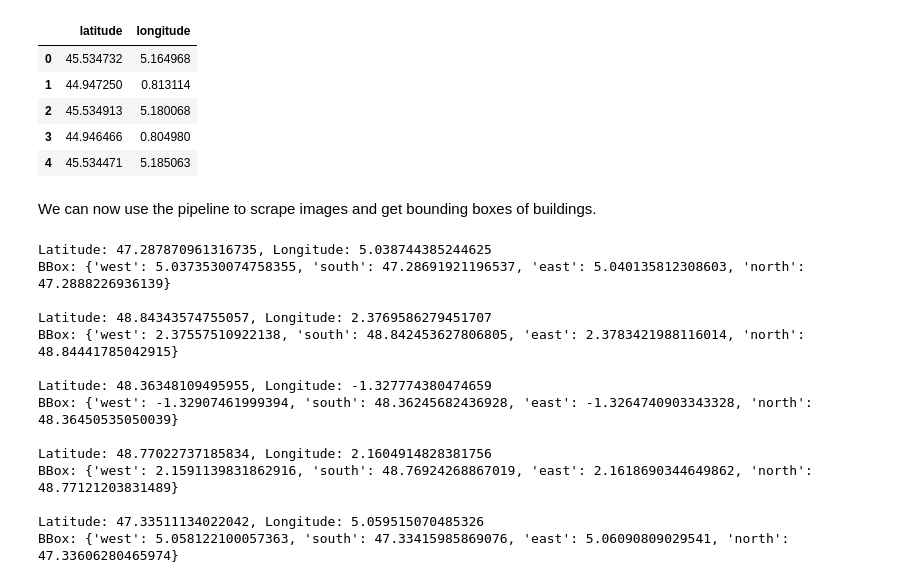
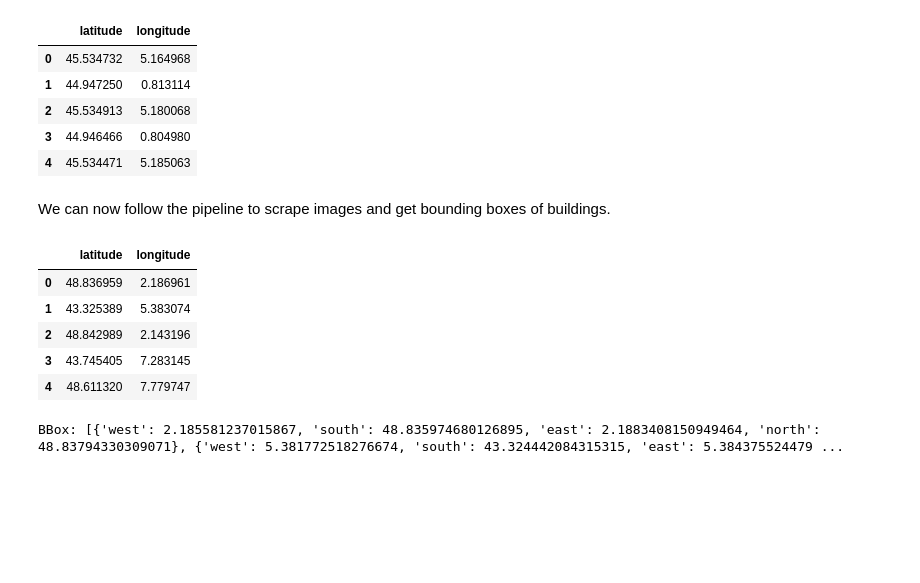
Before and after one commit to OlivierBOROT/SISE_satelitar_identifier, a Jupyter notebook: notebooks/Pipeline.ipynb, the cells around one changed output. Cells and saved outputs as stored; diff of their text form; code cells hidden in the pictures; blank space fills up the shorter version.

```diff
--- a/notebooks/Pipeline.ipynb
+++ b/notebooks/Pipeline.ipynb
@@ -167,12 +178,24 @@ all_coords_df.head()
 | 3 | 44.946466 | 0.804980 |
 | 4 | 45.534471 | 5.185063 |
 # %% [markdown]
-We can now use the pipeline to scrape images and get bounding boxes of buildings.
+We can now follow the pipeline to scrape images and get bounding boxes of buildings.
+# %%
+# testing on 5 random coordinates from the combined dataframe
+coords_to_retrieve = pd.read_csv(CONFIG_DIR / "coords_to_retrieve.csv")
+# coords_to_retrieve = all_coords_df.sample(5)
+coords_to_retrieve
+# %% [output]
+|  | latitude | longitude |
+| 0 | 48.836959 | 2.186961 |
+| 1 | 43.325389 | 5.383074 |
+| 2 | 48.842989 | 2.143196 |
+| 3 | 43.745405 | 7.283145 |
+| 4 | 48.611320 | 7.779747 |
 # %%
 from miscellaneous import create_bbox_from_coordinates
 
-for _, row in all_coords_df.sample(5).iterrows():
-    print(f"Latitude: {row['latitude']}, Longitude: {row['longitude']}")
+bboxs: list[dict[str, float]] = []
+for _, row in coords_to_retrieve.iterrows():
     # now we get bbox from coordinates
     bbox: dict[str, float] = create_bbox_from_coordinates(
         row['latitude'],
@@ -183,19 +206,9 @@ for _, row in all_coords_df.sample(5).iterrows():
     # - img_width: int = 512,
     # - pixel_size: float = 0.4
     # returns : {"west": .., "south": .., "east": .., "north": ..}
-    print(f"BBox: {bbox}\n")
+    bboxs.append(bbox)
+
+    # print(f"Latitude: {row['latitude']}, Longitude: {row['longitude']}")
+print(f"BBox: {bboxs}\n")
 # %% [output]
-Latitude: 47.287870961316735, Longitude: 5.038744385244625
-BBox: {'west': 5.0373530074758355, 'south': 47.28691921196537, 'east': 5.040135812308603, 'north': 47.2888226936139}
-
-Latitude: 48.84343574755057, Longitude: 2.3769586279451707
-BBox: {'west': 2.37557510922138, 'south': 48.842453627806805, 'east': 2.3783421988116014, 'north': 48.84441785042915}
-
-Latitude: 48.36348109495955, Longitude: -1.327774380474659
-BBox: {'west': -1.32907461999394, 'south': 48.36245682436928, 'east': -1.3264740903343328, 'north': 48.36450535050039}
-
-Latitude: 48.77022737185834, Longitude: 2.1604914828381756
-BBox: {'west': 2.1591139831862916, 'south': 48.76924268867019, 'east': 2.1618690344649862, 'north': 48.77121203831489}
-
-Latitude: 47.33511134022042, Longitude: 5.059515070485326
-BBox: {'west': 5.058122100057363, 'south': 47.33415985869076, 'east': 5.06090809029541, 'north': 47.33606280465974}
+BBox: [{'west': 2.185581237015867, 'south': 48.835974680126895, 'east': 2.1883408150949464, 'north': 48.83794330309071}, {'west': 5.381772518276674, 'south': 43.324442084315315, 'east': 5.384375524479 ...
```
Also changed, not shown: parts of 25 cells of this notebook, 47 other files.
